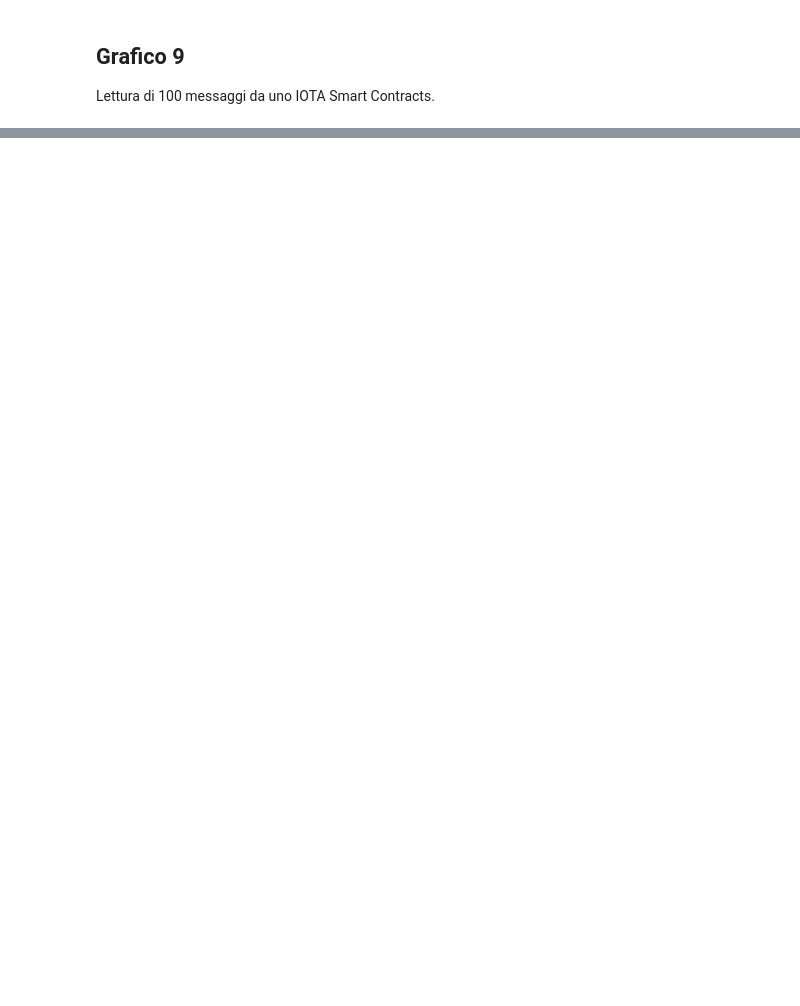
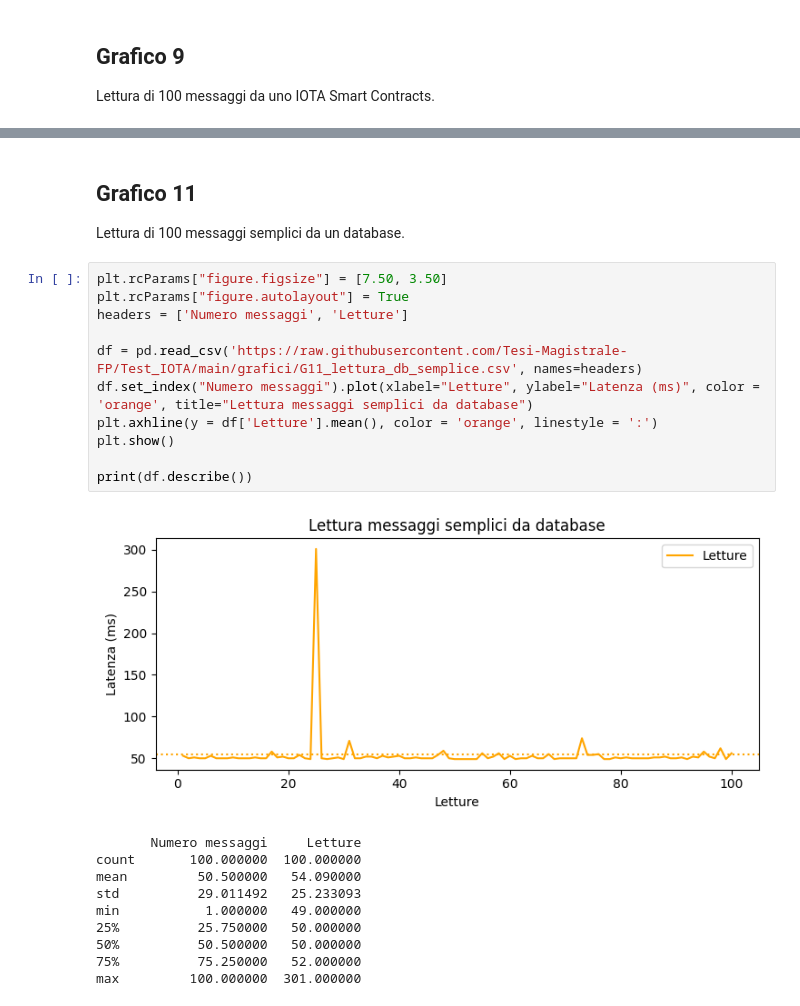
Before and after one commit to Tesi-Magistrale-FP/Test, a Jupyter notebook: grafici/Grafici_tesi_magistrale.ipynb, the cells around one changed output, grey strips where cells are left out. Drawn from its saved outputs; the diff is of its cells as text; blank space fills up the shorter version.

```diff
--- a/grafici/Grafici_tesi_magistrale.ipynb
+++ b/grafici/Grafici_tesi_magistrale.ipynb
@@ -254,0 +281,26 @@ max            100.000000  275.000000
+# %% [markdown]
+## **Grafico 11**
+
+Lettura di 100 messaggi semplici da un database.
+# %%
+plt.rcParams["figure.figsize"] = [7.50, 3.50]
+plt.rcParams["figure.autolayout"] = True
+headers = ['Numero messaggi', 'Letture']
+
+df = pd.read_csv('https://raw.githubusercontent.com/Tesi-Magistrale-FP/Test_IOTA/main/grafici/G11_lettura_db_semplice.csv', names=headers)
+df.set_index("Numero messaggi").plot(xlabel="Letture", ylabel="Latenza (ms)", color = 'orange', title="Lettura messaggi semplici da database")
+plt.axhline(y = df['Letture'].mean(), color = 'orange', linestyle = ':')
+plt.show()
+
+print(df.describe())
+# %% [output]
+[figure, added]
+       Numero messaggi     Letture
+count       100.000000  100.000000
+mean         50.500000   54.090000
+std          29.011492   25.233093
+min           1.000000   49.000000
+25%          25.750000   50.000000
+50%          50.500000   50.000000
+75%          75.250000   52.000000
+max         100.000000  301.000000
```
Also changed, not shown: parts of 8 cells of this notebook.
